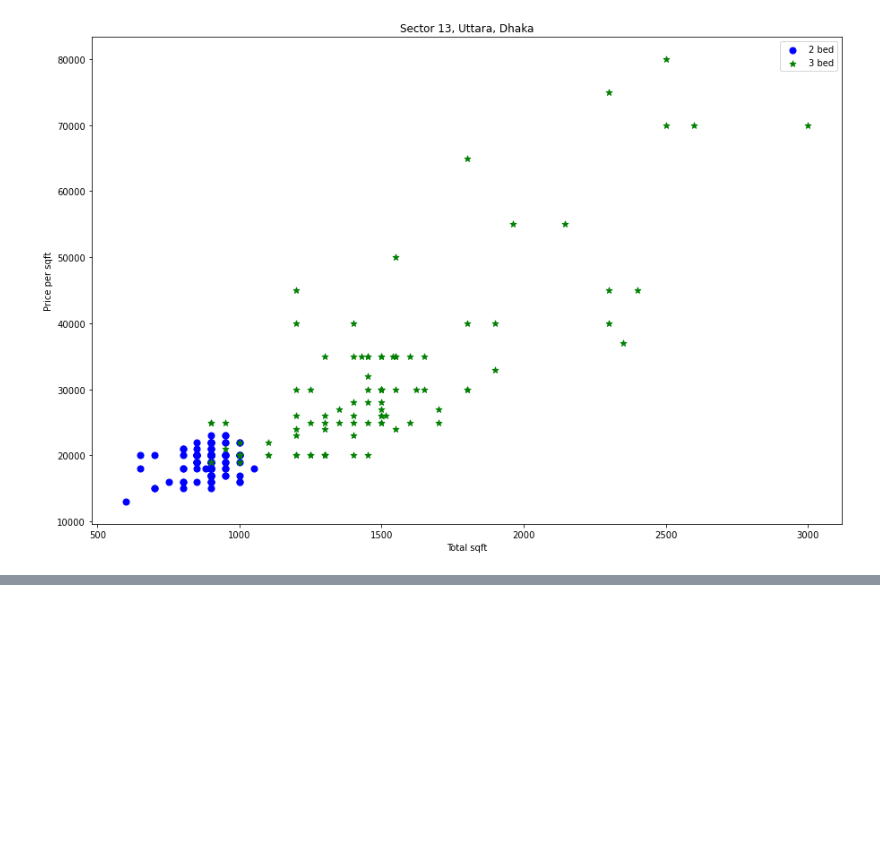
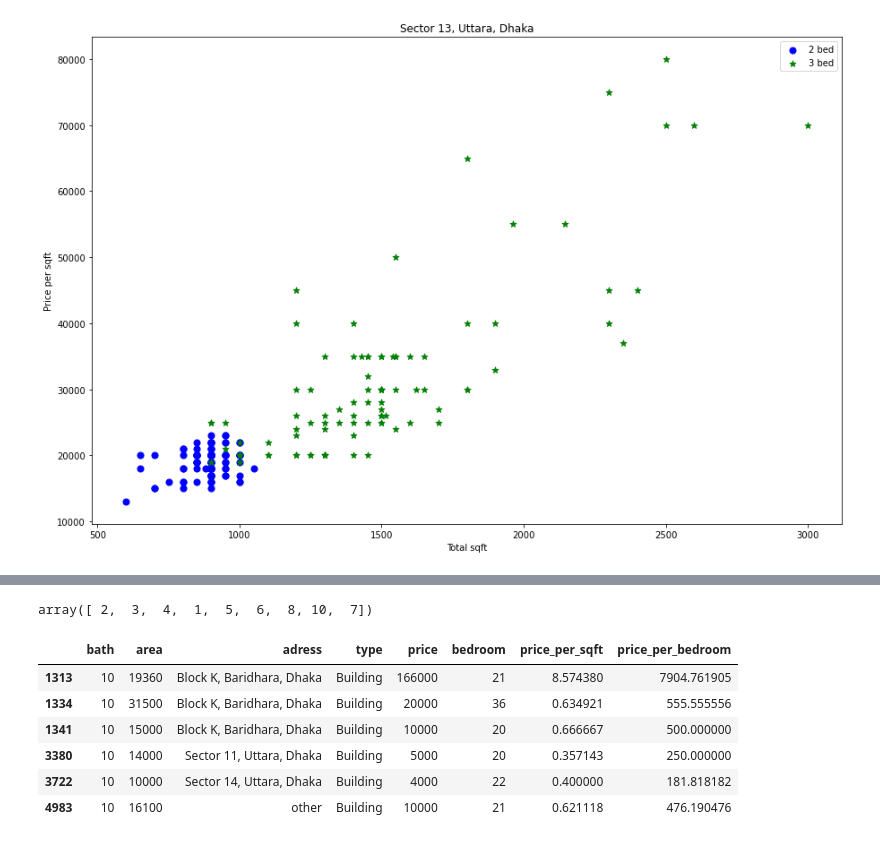
Before and after one commit to Abdullah-Nasir-Chowdhury/Bangladesh-Real-Estate-Rent-Analysis, a Jupyter notebook: RealEstateRentPrediction.ipynb, the cells around one changed output, grey strips where cells are left out. Saved outputs shown, nothing was run; the diff lists cells and outputs as text; code cells hidden in the pictures; blank space fills up the shorter version.

```diff
--- a/RealEstateRentPrediction.ipynb
+++ b/RealEstateRentPrediction.ipynb
@@ -590,0 +638,14 @@ plot_scatter_chart(df6,"Sector 13, Uttara, Dhaka")
+# %%
+df8.bath.unique()
+# %% [output]
+array([ 2,  3,  4,  1,  5,  6,  8, 10,  7])
+# %%
+df8[df8.bath>8]
+# %% [output]
+|  | bath | area | adress | type | price | bedroom | price_per_sqft | price_per_bedroom |
+| 1313 | 10 | 19360 | Block K, Baridhara, Dhaka | Building | 166000 | 21 | 8.574380 | 7904.761905 |
+| 1334 | 10 | 31500 | Block K, Baridhara, Dhaka | Building | 20000 | 36 | 0.634921 | 555.555556 |
+| 1341 | 10 | 15000 | Block K, Baridhara, Dhaka | Building | 10000 | 20 | 0.666667 | 500.000000 |
+| 3380 | 10 | 14000 | Sector 11, Uttara, Dhaka | Building | 5000 | 20 | 0.357143 | 250.000000 |
+| 3722 | 10 | 10000 | Sector 14, Uttara, Dhaka | Building | 4000 | 22 | 0.400000 | 181.818182 |
+| 4983 | 10 | 16100 | other | Building | 10000 | 21 | 0.621118 | 476.190476 |
```
Also changed, not shown: parts of 13 cells of this notebook.
